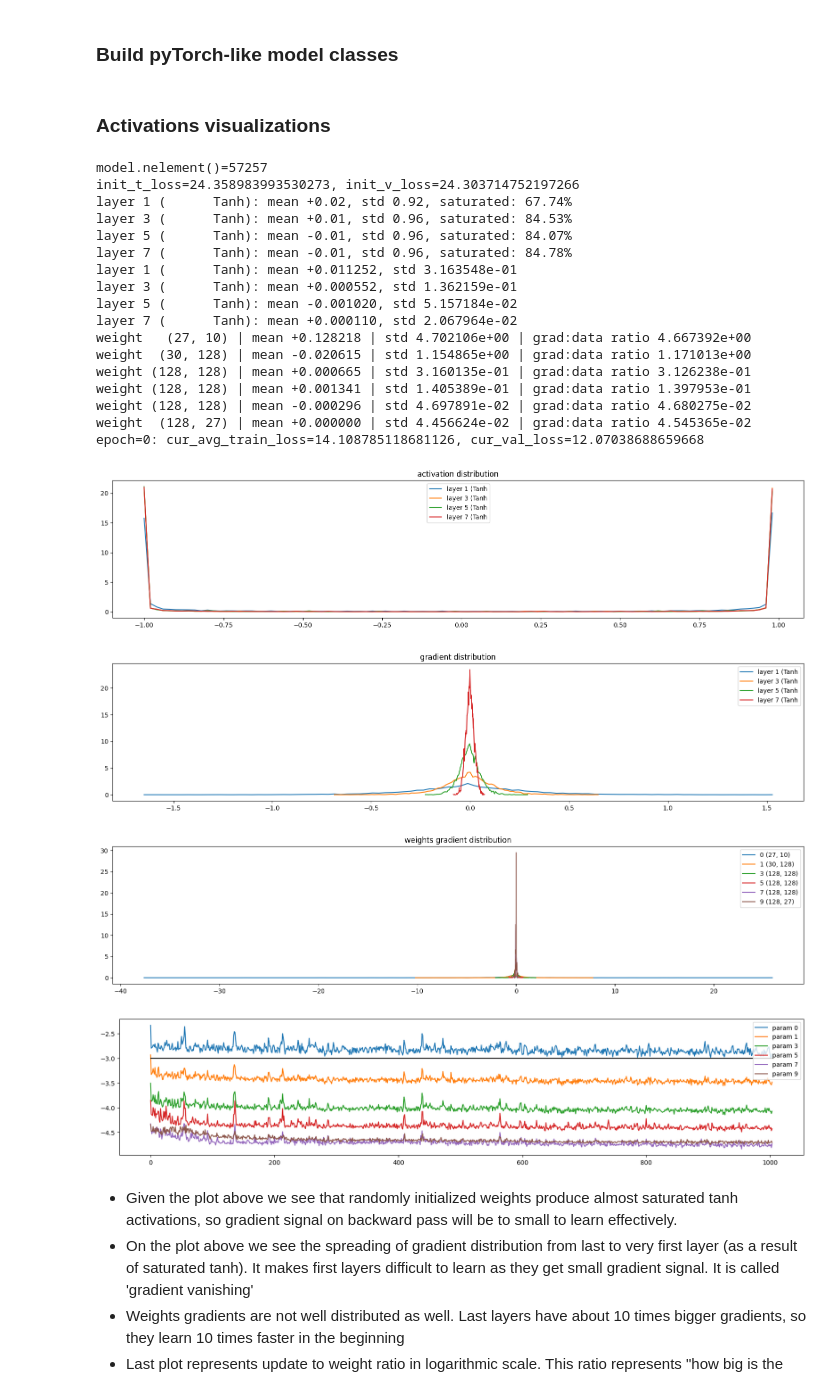
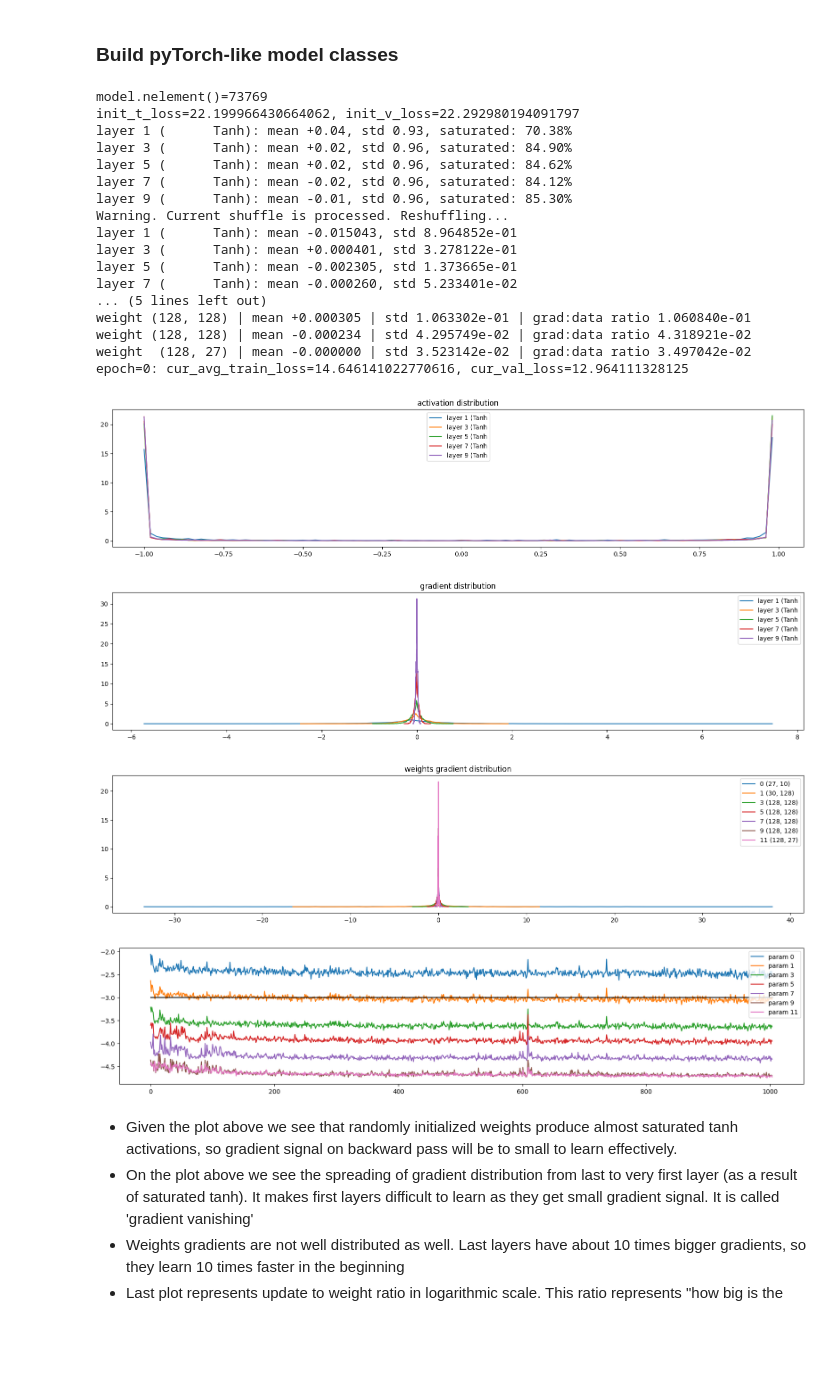
Before and after one commit to ReemBer/makemore-tutorial, a Jupyter notebook: MLP, Activations and gradient visualizations, Sophisticated initializations.ipynb, the cells around one changed output. Cells and saved outputs as stored; diff of their text form; code cells hidden in the pictures; blank space fills up the shorter version.

Commit message:
- refactor code: merge MLP models - fix diagnostic Tanh layer

```diff
--- a/MLP, Activations and gradient visualizations, Sophisticated initializations.ipynb
+++ b/MLP, Activations and gradient visualizations, Sophisticated initializations.ipynb
@@ -250,72 +207,36 @@ with torch.no_grad():
 # %% [markdown]
 ### Build pyTorch-like model classes
-# %%
-from functools import reduce
-
-class MultiLayerPerceptron:
-    def __init__(self, vocab_size, block_size, n_emb, n_hidden, linear_layer=Linear, device='cpu', gen=None):
-        self.context_size = n_emb * block_size
-        self.emb_table = torch.randn((vocab_size, n_emb), device=device, generator=gen)
-        self.layers = [
-            linear_layer(self.context_size, n_hidden, device=device, gen=gen), Tanh(),
-            linear_layer(n_hidden, n_hidden, device=device, gen=gen), Tanh(),
-            linear_layer(n_hidden, n_hidden, device=device, gen=gen), Tanh(),
-            linear_layer(n_hidden, n_hidden, device=device, gen=gen), Tanh(),
-            linear_layer(n_hidden, vocab_size, device=device, gen=gen)
-        ]
-        for p in self.parameters():
-            p.requires_grad = True
-
-    def __call__(self, X):
-        emb = self.emb_table[X].view(-1, self.context_size)
-        return reduce(lambda out, L: L(out), self.layers, emb)
-
-    def parameters(self):
-        return [self.emb_table] + [p for layer in self.layers for p in layer.parameters()]
-
-    def zero_grad(self):
-        for p in self.parameters():
-            p.grad = None
-
-    def nelement(self):
-        return sum(p.nelement() for p in self.parameters())
-
-    def retain_grad(self):
-        for L in self.layers:
-            L.out.retain_grad()
-# %% [markdown]
-### Activations visualizations
 # %%
 g = torch.Generator(device=device).manual_seed(7877)
 
-model = MultiLayerPerceptron(vocab_size, block_size, n_emb=10, n_hidden=128, device=device, gen=g)
+model = MultiLayerPerceptron(vocab_size, block_size, emb_size=10, hidden_size=128, n_hidden=5, keep_intermediate_grad=True, device=device, gen=g)
 lr_provider = ConstatntLr(1e-3)
 optimizer   = SgdOptimizer(model.parameters(), lr_provider)
 print(f"{model.nelement()=}")
 
 plot_initialization_statistics(model, optimizer, train_ds, val_ds, device=device)
 # %% [output]
-model.nelement()=57257
-init_t_loss=24.358983993530273, init_v_loss=24.303714752197266
-layer 1 (      Tanh): mean +0.02, std 0.92, saturated: 67.74%
-layer 3 (      Tanh): mean +0.01, std 0.96, saturated: 84.53%
-layer 5 (      Tanh): mean -0.01, std 0.96, saturated: 84.07%
-layer 7 (      Tanh): mean -0.01, std 0.96, saturated: 84.78%
-layer 1 (      Tanh): mean +0.011252, std 3.163548e-01
-layer 3 (      Tanh): mean +0.000552, std 1.362159e-01
-layer 5 (      Tanh): mean -0.001020, std 5.157184e-02
-layer 7 (      Tanh): mean +0.000110, std 2.067964e-02
-weight   (27, 10) | mean +0.128218 | std 4.702106e+00 | grad:data ratio 4.667392e+00
-weight  (30, 128) | mean -0.020615 | std 1.154865e+00 | grad:data ratio 1.171013e+00
-weight (128, 128) | mean +0.000665 | std 3.160135e-01 | grad:data ratio 3.126238e-01
-weight (128, 128) | mean +0.001341 | std 1.405389e-01 | grad:data ratio 1.397953e-01
-weight (128, 128) | mean -0.000296 | std 4.697891e-02 | grad:data ratio 4.680275e-02
-weight  (128, 27) | mean +0.000000 | std 4.456624e-02 | grad:data ratio 4.545365e-02
-epoch=0: cur_avg_train_loss=14.108785118681126, cur_val_loss=12.07038688659668
+model.nelement()=73769
+init_t_loss=22.199966430664062, init_v_loss=22.292980194091797
+layer 1 (      Tanh): mean +0.04, std 0.93, saturated: 70.38%
+layer 3 (      Tanh): mean +0.02, std 0.96, saturated: 84.90%
+layer 5 (      Tanh): mean +0.02, std 0.96, saturated: 84.62%
+layer 7 (      Tanh): mean -0.02, std 0.96, saturated: 84.12%
+layer 9 (      Tanh): mean -0.01, std 0.96, saturated: 85.30%
+Warning. Current shuffle is processed. Reshuffling...
+layer 1 (      Tanh): mean -0.015043, std 8.964852e-01
+layer 3 (      Tanh): mean +0.000401, std 3.278122e-01
+layer 5 (      Tanh): mean -0.002305, std 1.373665e-01
+layer 7 (      Tanh): mean -0.000260, std 5.233401e-02
+... (5 lines left out)
+weight (128, 128) | mean +0.000305 | std 1.063302e-01 | grad:data ratio 1.060840e-01
+weight (128, 128) | mean -0.000234 | std 4.295749e-02 | grad:data ratio 4.318921e-02
+weight  (128, 27) | mean -0.000000 | std 3.523142e-02 | grad:data ratio 3.497042e-02
+epoch=0: cur_avg_train_loss=14.646141022770616, cur_val_loss=12.964111328125
-[figure, old version]
+[figure, new version]
-[figure, old version]
+[figure, new version]
-[figure, old version]
+[figure, new version]
-[figure, old version]
+[figure, new version]
 # %% [markdown]
 - Given the plot above we see that randomly initialized weights produce almost saturated tanh activations, so gradient signal on backward pass will be to small to learn effectively.
 - On the plot above we see the spreading of gradient distribution from last to very first layer (as a result of saturated tanh). It makes first layers difficult to learn as they get small gradient signal. It is called 'gradient vanishing'
```
Also changed, not shown: parts of 23 cells of this notebook, 2 other files.
